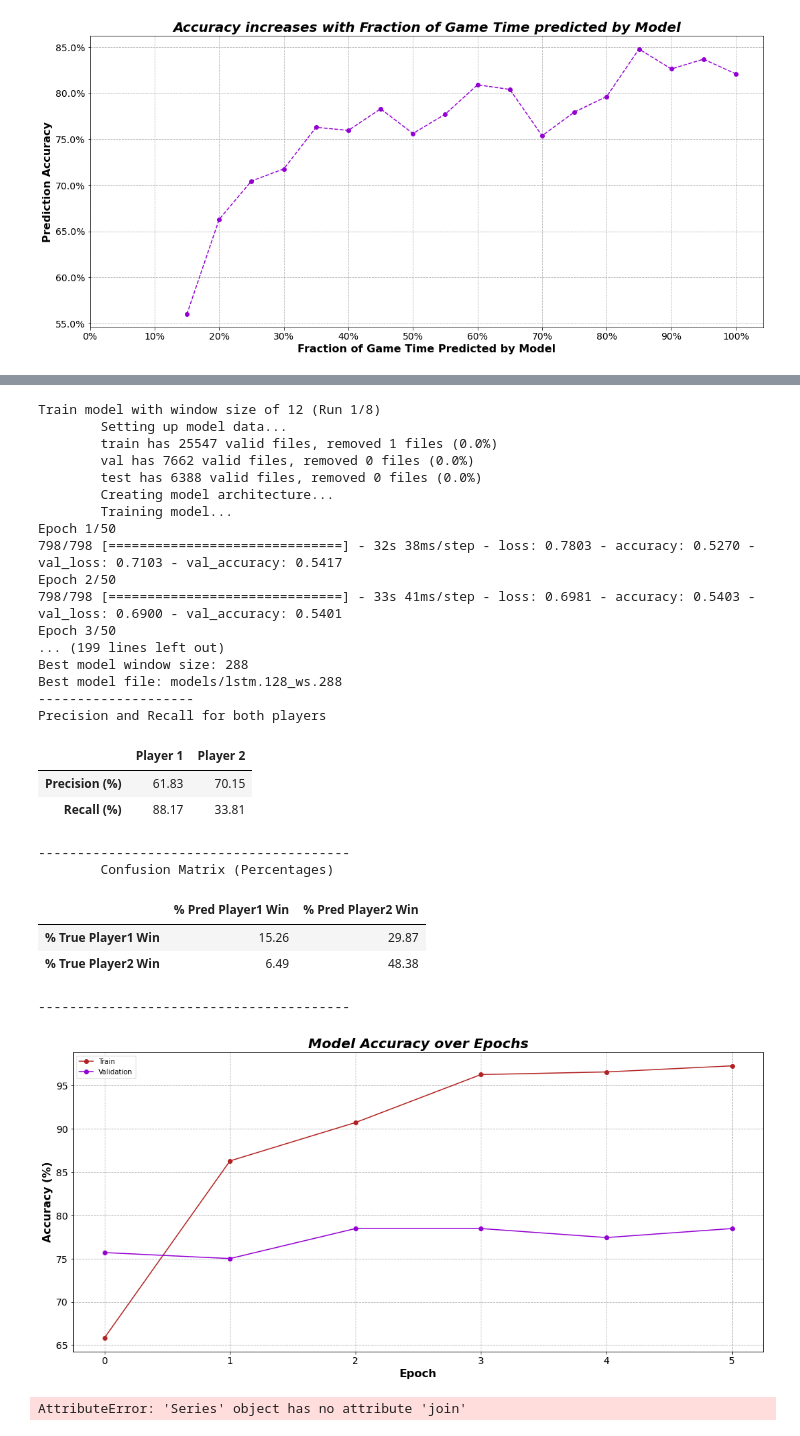
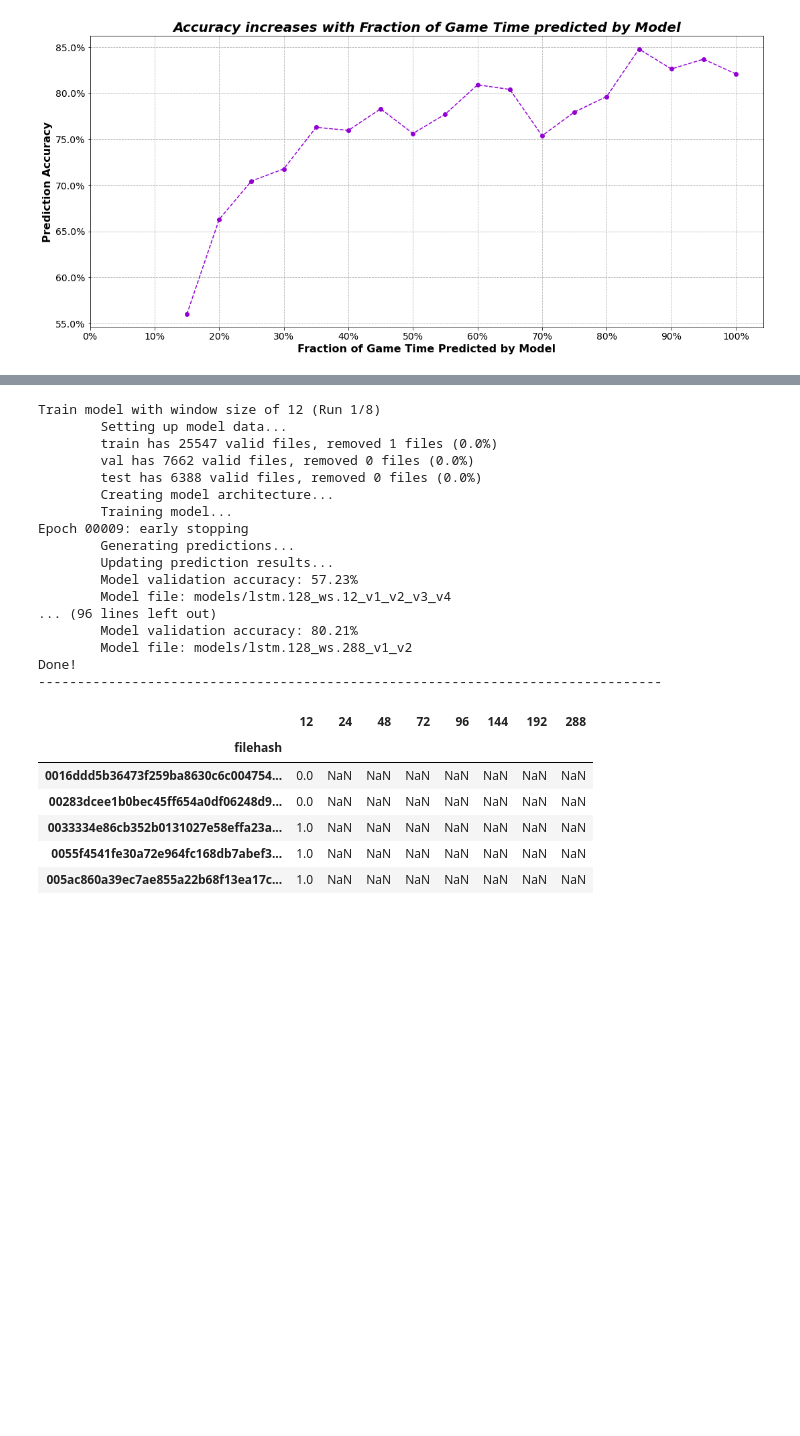
Before and after one commit to jared-a-lloyd/sc2-modeling, a Jupyter notebook: Notebook 3 - Event Data Analysis and Modeling.ipynb, the cells around one changed output, grey strips where cells are left out. Saved outputs shown, nothing was run; the diff lists cells and outputs as text; code cells hidden in the pictures; blank space fills up the shorter version.

```diff
--- a/Notebook 3 - Event Data Analysis and Modeling.ipynb
+++ b/Notebook 3 - Event Data Analysis and Modeling.ipynb
@@ -1510,4 +1506,4 @@ def reload_keras_model(model_file):
     return model, history
 # %%
 # reload the best model for the charting below
-model, history.history = reload_keras_model('lstm.128_ws.60.h5')
+model, history = reload_keras_model('lstm.128_ws.60.h5')
@@ -1872,7 +1861,7 @@ def train_evaluate_model(
     if os.path.exists(model_file+model_file_ext):
         # iterate through the version number to find the next available version number
         i = 1
-        model_file = model_file + '_v' + str(i)
+        model_file = model_file.split('_v')[0] + '_v' + str(i)
         while os.path.exists(model_file+model_file_ext):
             i += 1
             model_file = model_file + '_v' + str(i)
@@ -2049,4 +1942,5 @@ def plot_fractional_time_accuracy(prediction_results, window_size, metadata_df):
 # %%
+# NOTE: This cell will take at least 30 minutes to run depending on your machine.
 best_score = 0
 window_list = [12, 24, 48, 72, 96, 144, 192, 288]
 for i, window_size in enumerate(window_list):
@@ -2056,62 +1950,54 @@ for i, window_size in enumerate(window_list):
     model, history, model_file, score, new_pred_results = train_evaluate_model(
         window_size=window_size,
         save_models=True,
-        verbose=1
+        verbose=0
     )
 
     # save the model if it has the best score
     if score > best_score:
         best_score = score
         best_model = model
         best_window_size = window_size
         best_model_file = model_file
         best_history = history
 
     print('\tUpdating prediction results...')
     # rename is_correct to window_size
     new_pred_results.rename(columns={'is_correct': window_size}, inplace=True)
     # update the prediction_results dataframe
     if i == 0:
         prediction_results = new_pred_results
     else:
         prediction_results = pd.concat([prediction_results, new_pred_results])
 
     print('\tModel validation accuracy: {:.2%}'.format(score))
     print('\tModel file: {}'.format(model_file))
     print('Done!')
     print('-'*80)
 
-# display results for the best model
-print('Best model validation accuracy: {:.2%}'.format(best_score))
-print('Best model window size: {}'.format(best_window_size))
-print('Best model file: {}'.format(best_model_file))
-print('-'*20)
+prediction_results.head()
 # %% [output]
 Train model with window size of 12 (Run 1/8)
         Setting up model data...
         train has 25547 valid files, removed 1 files (0.0%)
         val has 7662 valid files, removed 0 files (0.0%)
         test has 6388 valid files, removed 0 files (0.0%)
         Creating model architecture...
         Training model...
-Epoch 1/50
-798/798 [==============================] - 32s 38ms/step - loss: 0.7803 - accuracy: 0.5270 - val_loss: 0.7103 - val_accuracy: 0.5417
-Epoch 2/50
-798/798 [==============================] - 33s 41ms/step - loss: 0.6981 - accuracy: 0.5403 - val_loss: 0.6900 - val_accuracy: 0.5401
-Epoch 3/50
-... (199 lines left out)
-Best model window size: 288
-Best model file: models/lstm.128_ws.288
---------------------
-Precision and Recall for both players
+Epoch 00009: early stopping
+        Generating predictions...
+        Updating prediction results...
+        Model validation accuracy: 57.23%
+        Model file: models/lstm.128_ws.12_v1_v2_v3_v4
+... (96 lines left out)
+        Model validation accuracy: 80.21%
+        Model file: models/lstm.128_ws.288_v1_v2
+Done!
+--------------------------------------------------------------------------------
-|  | Player 1 | Player 2 |
-| Precision (%) | 61.83 | 70.15 |
-| Recall (%) | 88.17 | 33.81 |
+|  | 12 | 24 | 48 | 72 | 96 | 144 | 192 | 288 |
+| filehash |  |  |  |  |  |  |  |  |
+| 0016ddd5b36473f259ba8630c6c004754... | 0.0 | NaN | NaN | NaN | NaN | NaN | NaN | NaN |
+| 00283dcee1b0bec45ff654a0df06248d9... | 0.0 | NaN | NaN | NaN | NaN | NaN | NaN | NaN |
+| 0033334e86cb352b0131027e58effa23a... | 1.0 | NaN | NaN | NaN | NaN | NaN | NaN | NaN |
+| 0055f4541fe30a72e964fc168db7abef3... | 1.0 | NaN | NaN | NaN | NaN | NaN | NaN | NaN |
+| 005ac860a39ec7ae855a22b68f13ea17c... | 1.0 | NaN | NaN | NaN | NaN | NaN | NaN | NaN |
-----------------------------------------
-        Confusion Matrix (Percentages)
-|  | % Pred Player1 Win | % Pred Player2 Win |
-| % True Player1 Win | 15.26 | 29.87 |
-| % True Player2 Win | 6.49 | 48.38 |
-----------------------------------------
-[figure, removed]
-AttributeError: 'Series' object has no attribute 'join'
```
Also changed, not shown: parts of 29 cells of this notebook, 17 other files.
